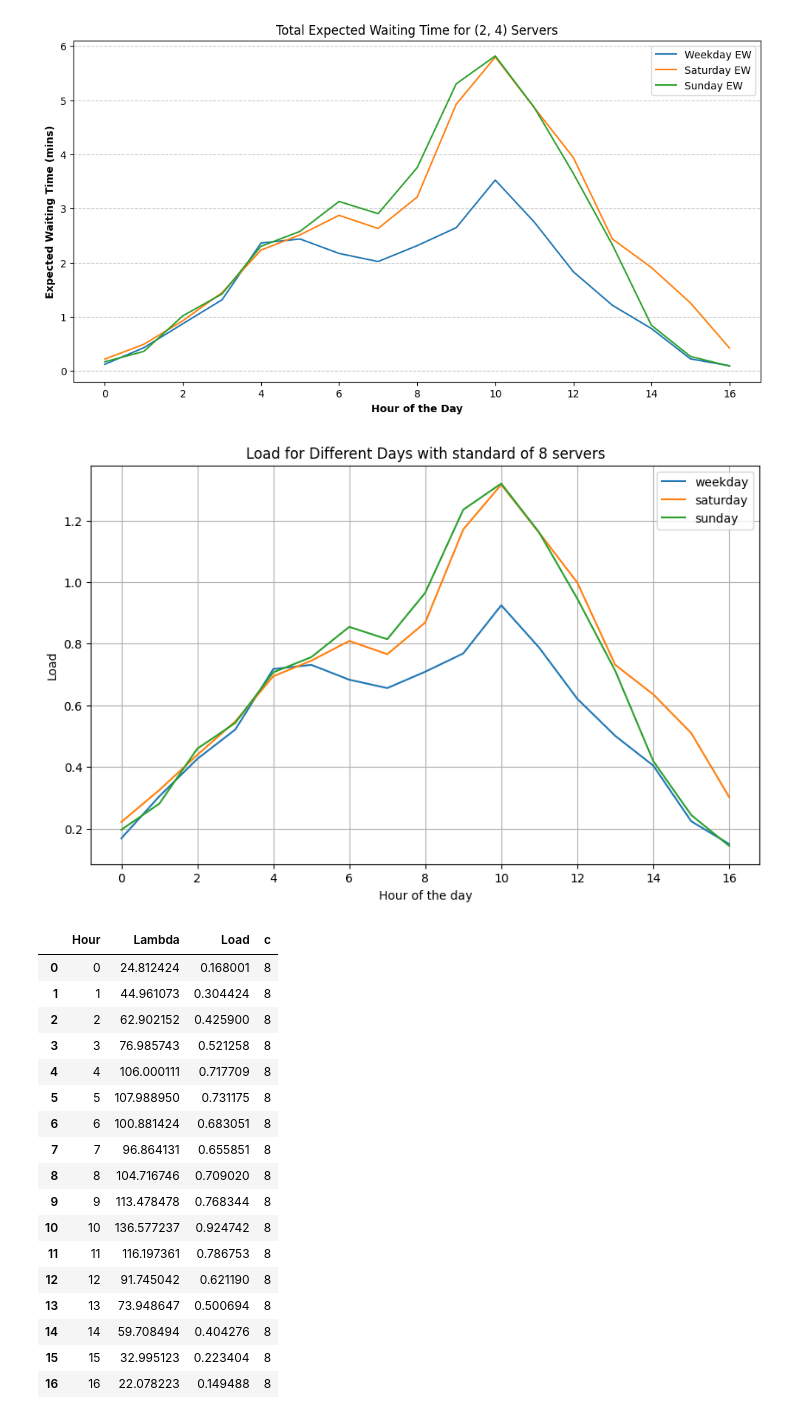
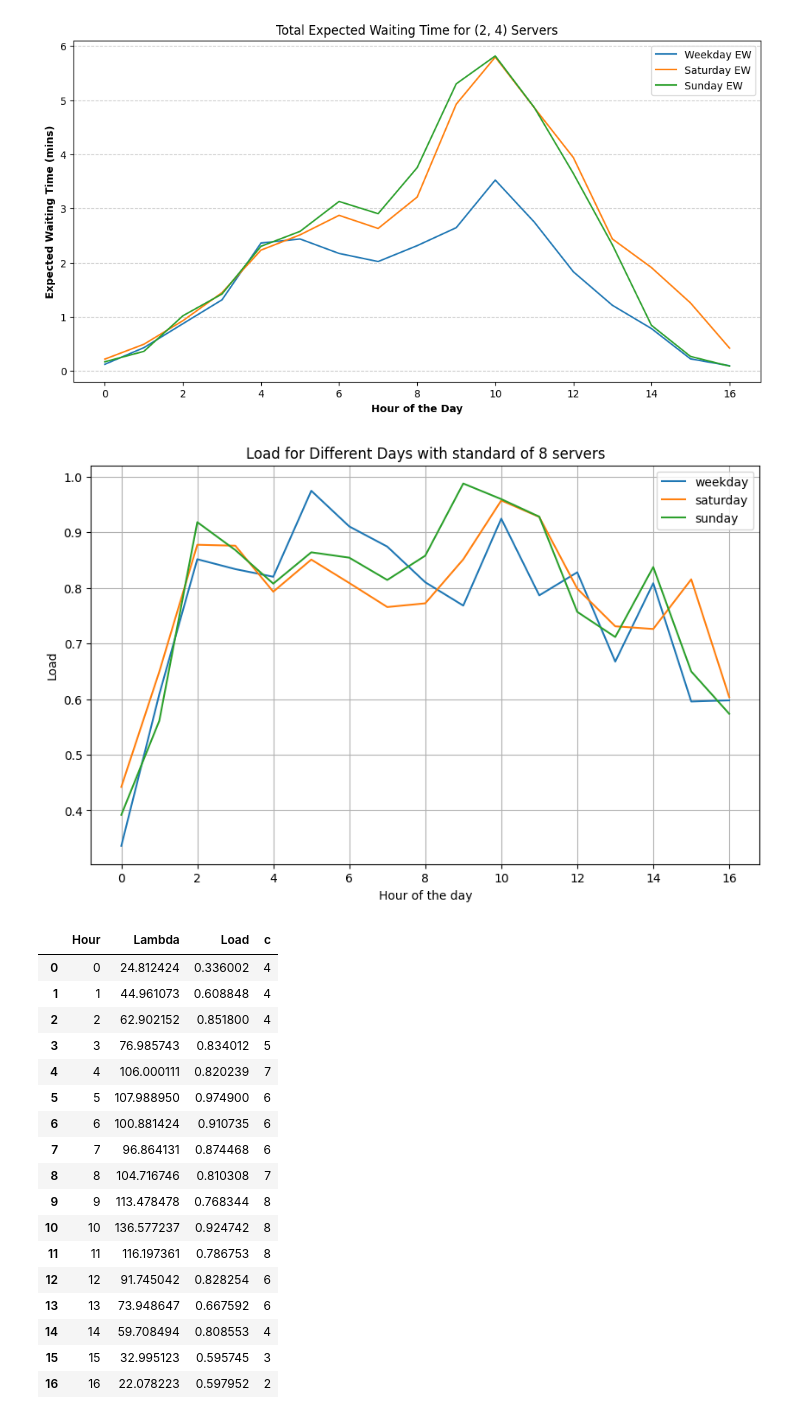
Before and after one commit to nandob7/ASM-Case2, a Jupyter notebook: case2.ipynb, the cells around one changed output. Saved outputs shown, nothing was run; the diff lists cells and outputs as text; code cells hidden in the pictures.

```diff
--- a/case2.ipynb
+++ b/case2.ipynb
@@ -408,56 +408,56 @@ df_sunday['Lambda'] = df_sunday['Lambda']*60*60
 
 ES = 3.25
 c = {
-    "weekday": {0:8,1:8,2:8,3:8,4:8,5:8,6:8,7:8,8:8,9:8,10:8,11:8,12:8,13:8,14:8,15:8,16:8},
-    "saturday": {0:8,1:8,2:8,3:8,4:8,5:8,6:8,7:8,8:8,9:8,10:8,11:8,12:8,13:8,14:8,15:8,16:8},
-    "sunday": {0:8,1:8,2:8,3:8,4:8,5:8,6:8,7:8,8:8,9:8,10:8,11:8,12:8,13:8,14:8,15:8,16:8}
+    "weekday": {0:4,1:4,2:4,3:5,4:7,5:6,6:6,7:6,8:7,9:8,10:8,11:8,12:6,13:6,14:4,15:3,16:2},
+    "saturday": {0:4,1:4,2:4,3:5,4:7,5:7,6:8,7:8,8:9,9:11,10:11,11:10,12:10,13:8,14:7,15:5,16:4},
+    "sunday": {0:4,1:4,2:4,3:5,4:7,5:7,6:8,7:8,8:9,9:10,10:11,11:10,12:10,13:8,14:4,15:3,16:2}
 }
 
 def calculate_c(c_dict, df_type, hour):
     # Define a function to retrieve 'c' based on the dataframe type and hour from the dictionary
     return c_dict[df_type][hour]
 
 for df_type, df in [("weekday", df_weekday), ("saturday", df_saturday), ("sunday", df_sunday)]:
     # Assuming your dataframe has a column named 'Hour' representing the hour of the day
     df["Load"] = df.apply(lambda row: load(row, calculate_c(c, df_type, row['Hour']), ES), axis=1)
 
 # Convert 'c' dictionary to DataFrames and add 'c' as a column in each dataframe
 for df, c_value in zip([df_weekday, df_saturday, df_sunday], [c["weekday"], c["saturday"], c["sunday"]]):
     df['c'] = df['Hour'].map(c_value)
 
 # Plotting 'Load' values for all three dataframes in a single figure
 plt.figure(figsize=(10, 6))  # Set the figure size
 for df_type, df in [("weekday", df_weekday), ("saturday", df_saturday), ("sunday", df_sunday)]:
     plt.plot(df['Hour'], df['Load'], label=df_type)  # Plot 'Load1' against 'Hour' for each dataframe
 
 plt.xlabel('Hour of the day')
 plt.ylabel('Load')
 plt.title('Load for Different Days with standard of 8 servers')
 plt.legend()
 plt.grid(True)
 plt.show()
 
 df_weekday
 # %% [output]
-[figure, old version]
+[figure, new version]
 |  | Hour | Lambda | Load | c |
-| 0 | 0 | 24.812424 | 0.168001 | 8 |
-| 1 | 1 | 44.961073 | 0.304424 | 8 |
-| 2 | 2 | 62.902152 | 0.425900 | 8 |
-| 3 | 3 | 76.985743 | 0.521258 | 8 |
-| 4 | 4 | 106.000111 | 0.717709 | 8 |
-| 5 | 5 | 107.988950 | 0.731175 | 8 |
-| 6 | 6 | 100.881424 | 0.683051 | 8 |
-| 7 | 7 | 96.864131 | 0.655851 | 8 |
-| 8 | 8 | 104.716746 | 0.709020 | 8 |
+| 0 | 0 | 24.812424 | 0.336002 | 4 |
+| 1 | 1 | 44.961073 | 0.608848 | 4 |
+| 2 | 2 | 62.902152 | 0.851800 | 4 |
+| 3 | 3 | 76.985743 | 0.834012 | 5 |
+| 4 | 4 | 106.000111 | 0.820239 | 7 |
+| 5 | 5 | 107.988950 | 0.974900 | 6 |
+| 6 | 6 | 100.881424 | 0.910735 | 6 |
+| 7 | 7 | 96.864131 | 0.874468 | 6 |
+| 8 | 8 | 104.716746 | 0.810308 | 7 |
 | 9 | 9 | 113.478478 | 0.768344 | 8 |
 | 10 | 10 | 136.577237 | 0.924742 | 8 |
 | 11 | 11 | 116.197361 | 0.786753 | 8 |
-| 12 | 12 | 91.745042 | 0.621190 | 8 |
-| 13 | 13 | 73.948647 | 0.500694 | 8 |
-| 14 | 14 | 59.708494 | 0.404276 | 8 |
-| 15 | 15 | 32.995123 | 0.223404 | 8 |
-| 16 | 16 | 22.078223 | 0.149488 | 8 |
+| 12 | 12 | 91.745042 | 0.828254 | 6 |
+| 13 | 13 | 73.948647 | 0.667592 | 6 |
+| 14 | 14 | 59.708494 | 0.808553 | 4 |
+| 15 | 15 | 32.995123 | 0.595745 | 3 |
+| 16 | 16 | 22.078223 | 0.597952 | 2 |
 # %%
 def waiting_times(df):
     EW = []
```
Also changed, not shown: parts of 1 cell of this notebook.
